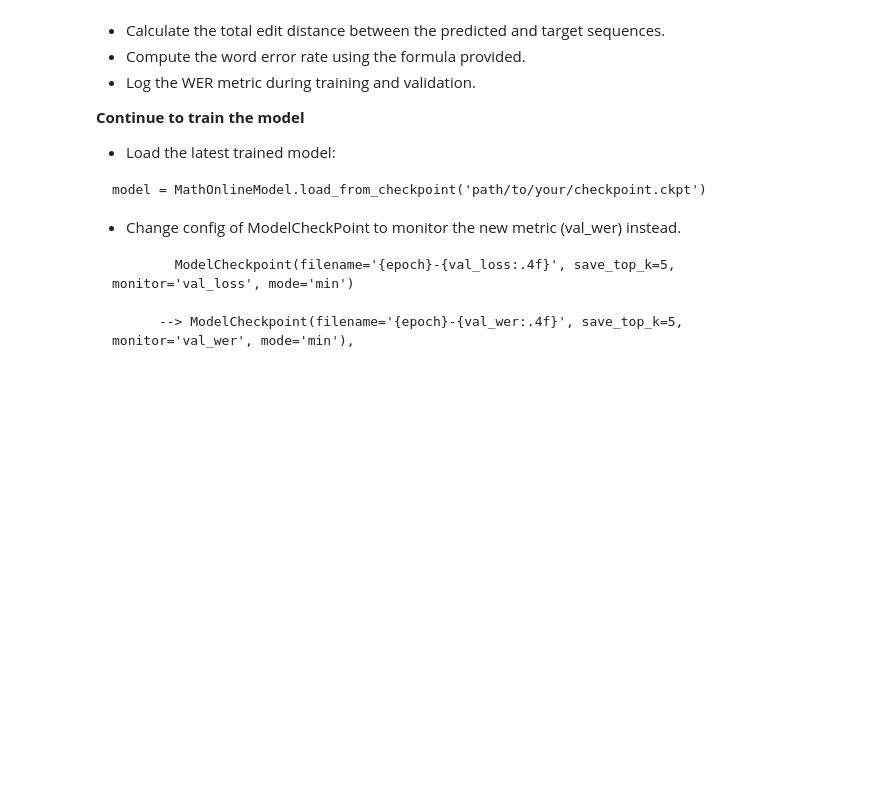
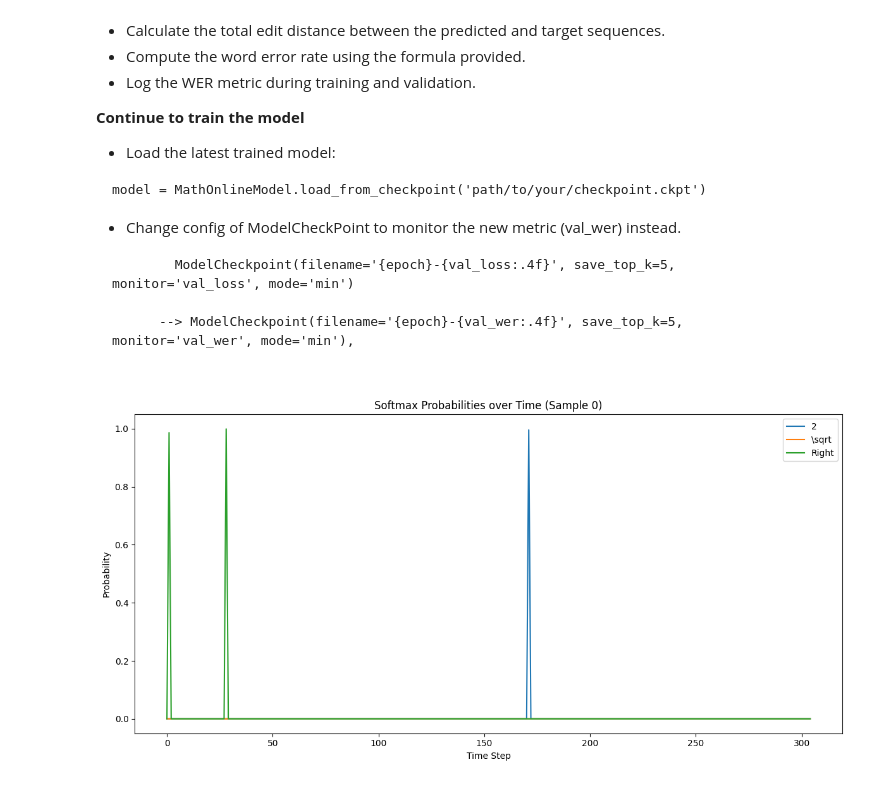
Before and after one commit to TranGiaHuan0102/HME_Assignment_SS25_10423043, a Jupyter notebook: Assignment_HME_recognition_ColabVersion.ipynb, the cells around one changed output. Cells and saved outputs as stored; diff of their text form; code cells hidden in the pictures; blank space fills up the shorter version.

Commit message:
H: Bonus2, Bonus3 completed!

````diff
--- a/Assignment_HME_recognition_ColabVersion.ipynb
+++ b/Assignment_HME_recognition_ColabVersion.ipynb
@@ -467,7 +588,7 @@ class InkmlDataset(Dataset):
         # load annotations and create self.inks and self.labels from the annotation file
         df = pd.read_csv(annotation, sep="\t", header=None, names=["path", "label"]).dropna().astype(str)
 
-        self.inks = [Inkml(f"{root_dir}/{stroke_id}") for stroke_id in df["path"]]
+        self.inks = [Inkml(f"{root_dir}/crohme2019/{stroke_id}") for stroke_id in df["path"]]
         self.labels = [label_id for label_id in df["label"].apply(lambda x: x.strip().split())]
 
     def __len__(self):
@@ -986,16 +1135,14 @@ trainer = Trainer(
     max_epochs=50,
     log_every_n_steps=20,
     devices = "auto",
-    accelerator="gpu"
 )
 
-vocab = Vocab('vocab.json')
 # model = MathOnlineModel(decoder=GreedyCTCDecoder(vocab), vocab=vocab)
-model = MathOnlineModel.load_from_checkpoint(r"wandb_logs\math_online_2025\zl0guvfo\checkpoints\epoch=28-val_wer=0.1425.ckpt")
+model = MathOnlineModel.load_from_checkpoint(r"wandb_logs\math_online_2025\ll1zayhv\checkpoints\epoch=26-val_wer=0.1401.ckpt")
 
 # Set decoder and vocab after loading
 model.decoder = GreedyCTCDecoder(vocab)
-model.vocab = vocab
+model.vocab = Vocab('vocab.json')
 
 dm = InkmlDataset_PL(root_dir='dataset',
                        train_data='./dataset/crohme2019_train.txt',
@@ -1058,8 +1205,12 @@ trainer = Trainer(
 
 # Load the model from a checkpoint
 model = MathOnlineModel.load_from_checkpoint(
-    r"wandb_logs\math_online_2025\zl0guvfo\checkpoints\epoch=21-val_wer=0.1396.ckpt",
+    r"wandb_logs\math_online_2025\ll1zayhv\checkpoints\epoch=26-val_wer=0.1401.ckpt",
 )
+
+# Set decoder and vocab after loading
+model.decoder = GreedyCTCDecoder(vocab)
+model.vocab = Vocab("vocab.json")
 
 # Initialize the data module
 dm = InkmlDataset_PL(root_dir='dataset',
@@ -1124,7 +1274,7 @@ Then you can test the output of your model here
 # %%
 device = torch.device('cuda' if torch.cuda.is_available() else 'cpu')
 
-model = MathOnlineModel.load_from_checkpoint(r"wandb_logs\math_online_2025\zl0guvfo\checkpoints\epoch=21-val_wer=0.1396.ckpt")
+model = MathOnlineModel.load_from_checkpoint(r"wandb_logs\math_online_2025\ll1zayhv\checkpoints\epoch=26-val_wer=0.1401.ckpt")
 model.to(device)
 model.eval()
 
@@ -1245,6 +1395,61 @@ model = MathOnlineModel.load_from_checkpoint('path/to/your/checkpoint.ckpt')
       --> ModelCheckpoint(filename='{epoch}-{val_wer:.4f}', save_top_k=5, monitor='val_wer', mode='min'),
 
 ```
+# %%
+'''BONUS 3: Visualize model prediction by timesteps and probability of softmax outputs'''
+# Prioritize GPU over CPU
+device = torch.device("cuda" if torch.cuda.is_available() else "cpu")
+
+# Load model from checkpoint
+model = MathOnlineModel.load_from_checkpoint(
+    r"wandb_logs\math_online_2025\ll1zayhv\checkpoints\epoch=26-val_wer=0.1401.ckpt",
+)
+model.to(device)
+model.eval()
+
+# Prepare vocab and dataset
+vocab = Vocab("vocab.json")
+dataset = InkmlDataset(
+    annotation=r"dataset\crohme2019_test.txt",
+    root_dir="dataset",
+    vocab=vocab
+)
+
+def plot_probs_over_time(sample_idx: int, tokens: list[str]):
+    """
+    Plot the softmax probabilities for each token in `tokens` over the time dimension
+    for the example at index `sample_idx`.
+    """
+    # Extract features and move to device
+    feature, _, _, _ = dataset[sample_idx]
+    x = feature.unsqueeze(0).to(device)  # Add new batch dimension with unsqueeze, now of shape (1, T, 4)
+
+    # Forward pass: get log-probs then convert to probabilities
+    with torch.no_grad():
+        probs = torch.softmax(model(x).squeeze(0), dim=-1).cpu().numpy()  # Remove batch dimension with squeeze (T, C). dim=-1 to target C (vocabulary)
+
+    # Plotting
+    timesteps = np.arange(probs.shape[0])          # Numpy array from 0 to (T-1)
+    plt.figure(figsize=(12, 6))
+
+    # Encode tokens into idx
+    encoded_tokens = vocab.encode(tokens)
+
+    # Plot
+    for idx in range(len(tokens)):
+        plt.plot(timesteps, probs[:, encoded_tokens[idx]], label=tokens[idx])
+
+    plt.xlabel("Time Step")
+    plt.ylabel("Probability")
+    plt.title(f"Softmax Probabilities over Time (Sample {sample_idx})")
+    plt.legend(loc="upper right")
+    plt.tight_layout()
+    plt.show()
+
+# Example: visualize for tokens '0', '1', '\sqrt', 'Sup' on sample #10
+plot_probs_over_time(0, ['2', '\\sqrt', 'Right'])
+# %% [output]
+[figure, added]
 # %% [markdown]
 ## **BONUS TASKS**
 
````
Also changed, not shown: parts of 16 cells of this notebook, 26 other files.
